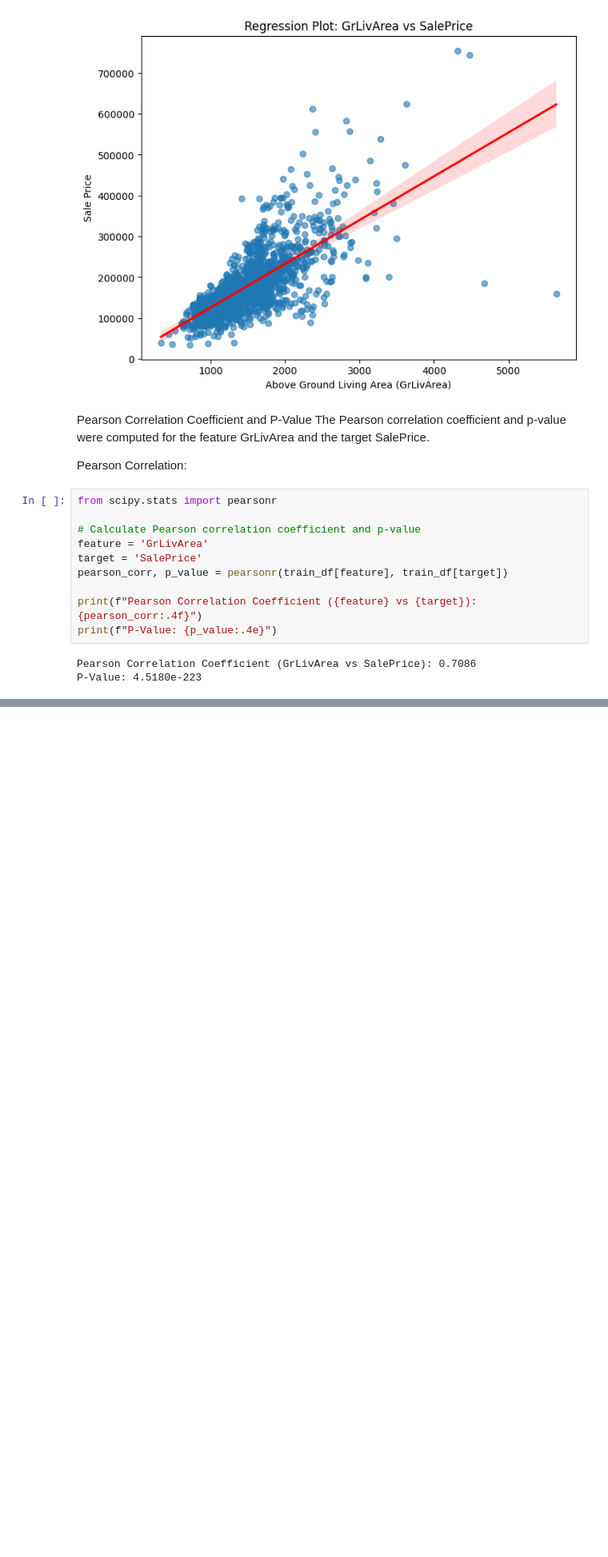
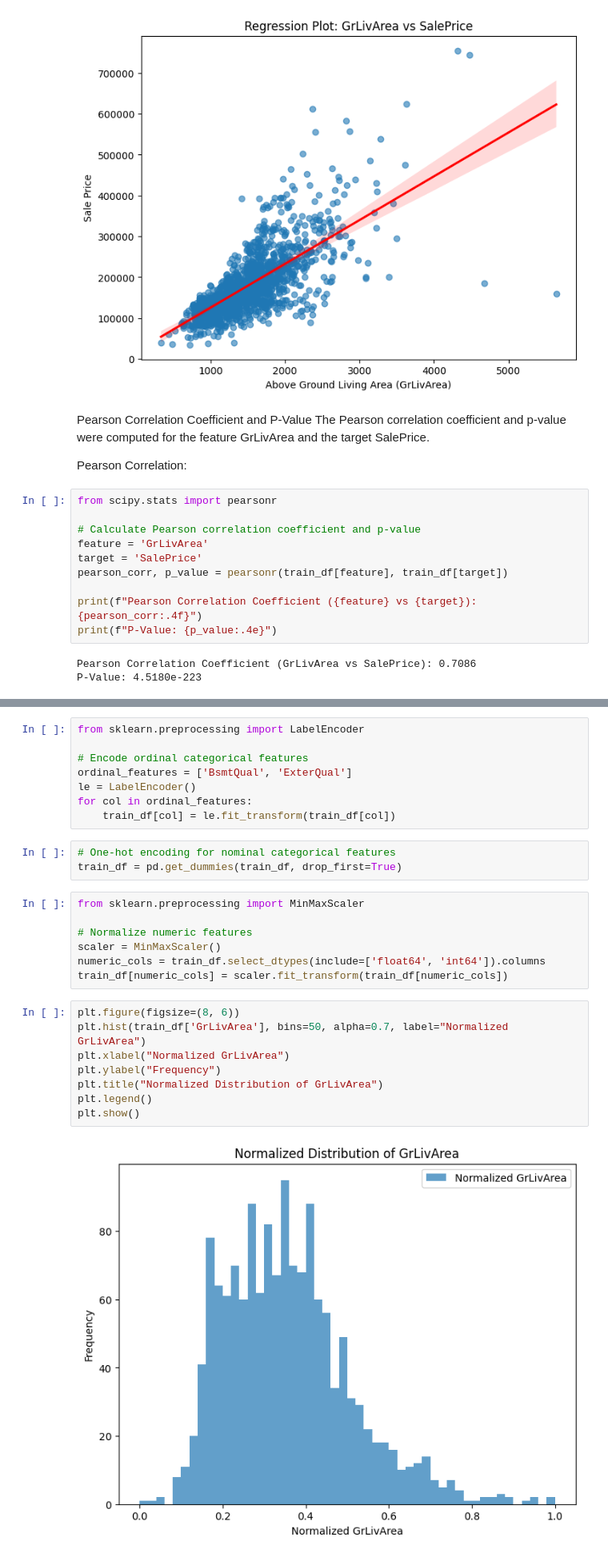
Before and after one commit to ZAINABALBALUSHI/Mining-and-Predictive-Analytics, a Jupyter notebook: ANALYSIS.ipynb, the cells around one changed output, grey strips where cells are left out. Shown at 80% size. Cells and saved outputs as stored; diff of their text form; blank space fills up the shorter version.

```diff
--- a/ANALYSIS.ipynb
+++ b/ANALYSIS.ipynb
@@ -132,0 +167,28 @@ P-Value: 4.5180e-223
+# %%
+from sklearn.preprocessing import LabelEncoder
+
+# Encode ordinal categorical features
+ordinal_features = ['BsmtQual', 'ExterQual']
+le = LabelEncoder()
+for col in ordinal_features:
+    train_df[col] = le.fit_transform(train_df[col])
+# %%
+# One-hot encoding for nominal categorical features
+train_df = pd.get_dummies(train_df, drop_first=True)
+# %%
+from sklearn.preprocessing import MinMaxScaler
+
+# Normalize numeric features
+scaler = MinMaxScaler()
+numeric_cols = train_df.select_dtypes(include=['float64', 'int64']).columns
+train_df[numeric_cols] = scaler.fit_transform(train_df[numeric_cols])
+# %%
+plt.figure(figsize=(8, 6))
+plt.hist(train_df['GrLivArea'], bins=50, alpha=0.7, label="Normalized GrLivArea")
+plt.xlabel("Normalized GrLivArea")
+plt.ylabel("Frequency")
+plt.title("Normalized Distribution of GrLivArea")
+plt.legend()
+plt.show()
+# %% [output]
+[figure, added]
```
Also changed, not shown: parts of 7 cells of this notebook.
